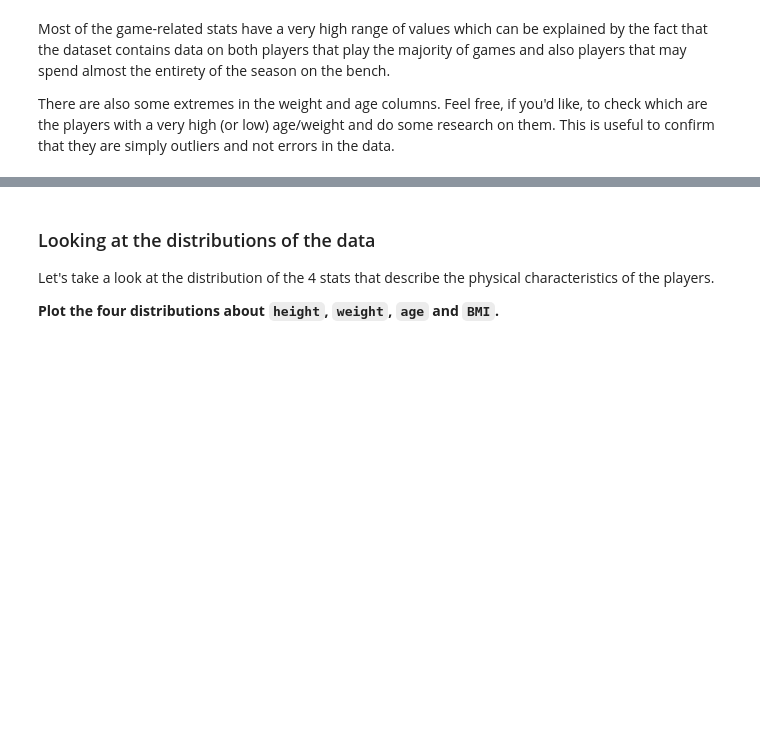
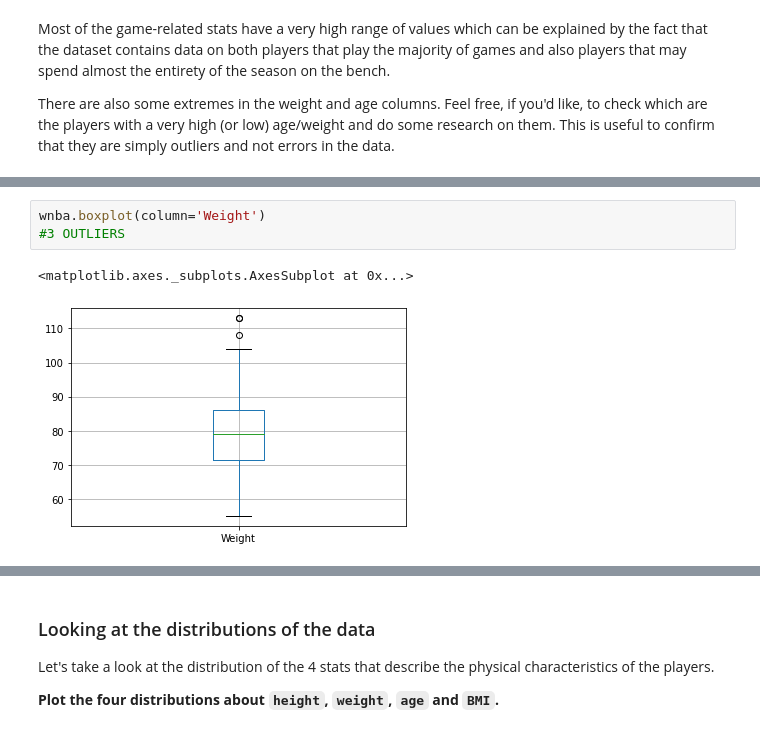
Before and after one commit to ironhack-datalabs/dataV2-labs, a Jupyter notebook: module-2/M2-mini-project2/your-code/2.-Exploratory-Data-Analysis.ipynb, the cells around one changed output, grey strips where cells are left out. Saved outputs shown, nothing was run; the diff lists cells and outputs as text; blank space fills up the shorter version.

```diff
--- a/module-2/M2-mini-project2/your-code/2.-Exploratory-Data-Analysis.ipynb
+++ b/module-2/M2-mini-project2/your-code/2.-Exploratory-Data-Analysis.ipynb
@@ -29,0 +56,6 @@ There are also some extremes in the weight and age columns. Feel free, if you'd
+# %%
+wnba.boxplot(column='Weight')
+#3 OUTLIERS
+# %% [output]
+<matplotlib.axes._subplots.AxesSubplot at 0x...>
+[figure, added]
```
Also changed, not shown: parts of 18 cells of this notebook.
